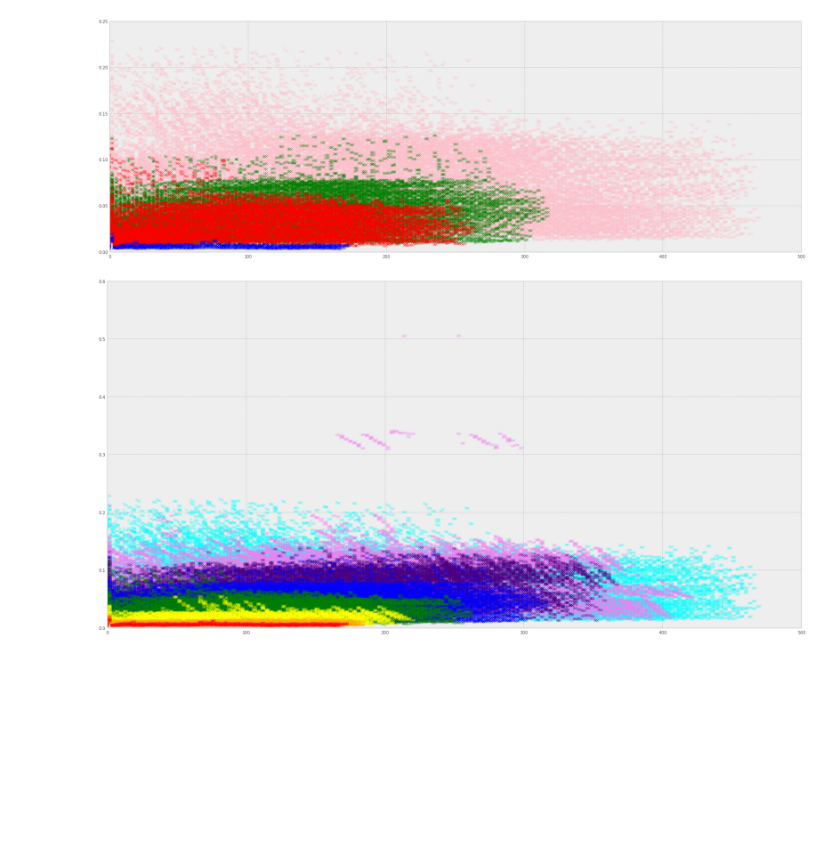
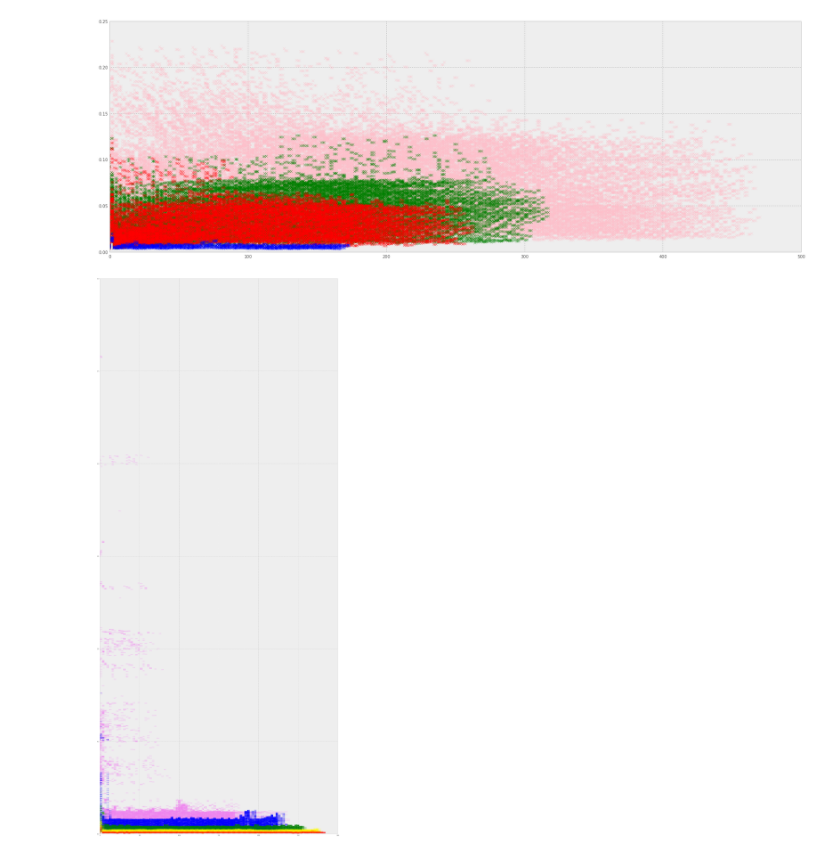
Before and after one commit to asazonov/MobileMiddleware, a Jupyter notebook: broker_test.ipynb, the cells around one changed output. Drawn from its saved outputs; the diff is of its cells as text; code cells hidden in the pictures; blank space fills up the shorter version.

```diff
--- a/broker_test.ipynb
+++ b/broker_test.ipynb
@@ -67,27 +67,26 @@ for data in data_list:
 # %%
 from collections import OrderedDict
 
-plt.figure(figsize=(30,15))
+plt.figure(figsize=(30,70))
 
-prefixes = {10 : "red", 20 : "orange", 50 : "yellow", 100 : "green", 150 : "blue", 200 : "indigo", 250 : "violet", 300 : "cyan"}
-prefix_list = [10, 20, 50, 100, 150, 200, 250, 300]
+prefixes = {10 : "red", 20 : "orange", 40 : "yellow", 80 : "green", 160 : "blue", 320 : "violet" }
+prefix_list = [10, 20, 40, 80, 160, 320]
 
 for prefix in reversed(prefix_list):
     data_list = []
     file_list = []
     file_list = glob.glob("./output/" + str(prefix) + "-*.csv")
     for file in file_list:
         tmp_data = pd.read_csv(file)
         data_list.append(tmp_data)
     col = numpy.random.rand(3,)
     for data in data_list:
         if data.empty:
             print "hi"
             continue
-            p
         data.plot(y="time", style = "x", c=prefixes[prefix] )  #c='pink')
 #legend(bbox_to_anchor=(1.05, 1), loc=2, borderaxespad=0.)
 # %% [output]
-[figure, old version]
+[figure, new version]
 # %%
 "
```
Also changed, not shown: parts of 1 cell of this notebook, 5 other files.
